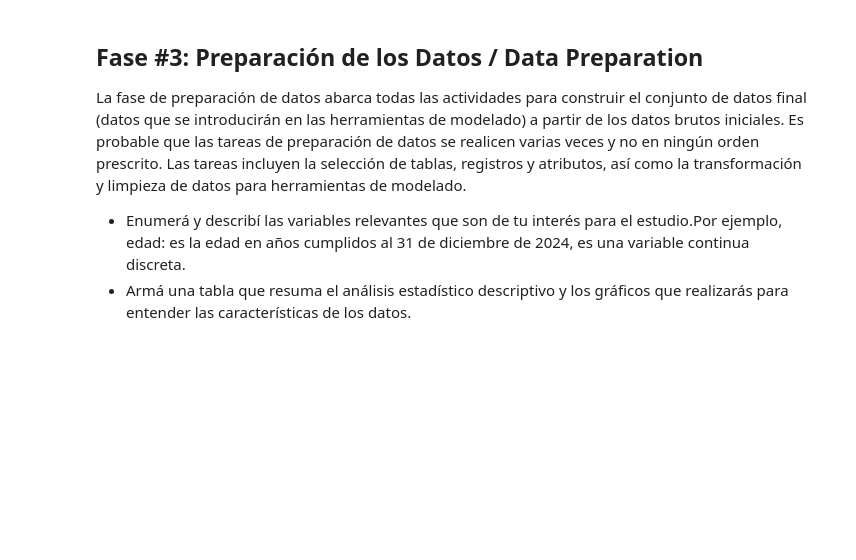
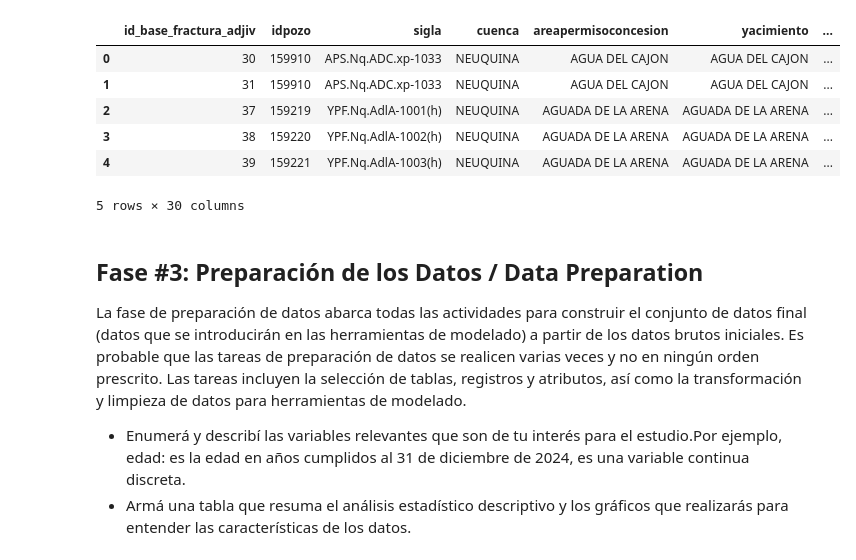
Before and after one commit to 1Claure/Ingenieria_De_Software, a Jupyter notebook: Fase_3.ipynb, the cells around one changed output. Saved outputs shown, nothing was run; the diff lists cells and outputs as text; code cells hidden in the pictures; blank space fills up the shorter version.

Commit message:
Cargo el archivo. POR FAVOR RESPETAR EL NOMBRE DEL DF CUANDO TRABAJEMOS

```diff
--- a/Fase_3.ipynb
+++ b/Fase_3.ipynb
@@ -1,3 +3,18 @@
+# %%
+# @title Cargar datos
+# Cargar el archivo CSV descargado en un DataFrame de pandas
+df_datos_energia = pd.read_csv("datos_energia.csv")
+
+# Visualizar las primeras filas del DataFrame
+df_datos_energia.head()
+# %% [output]
+|  | id_base_fractura_adjiv | idpozo | sigla | cuenca | areapermisoconcesion | yacimiento | ... |
+| 0 | 30 | 159910 | APS.Nq.ADC.xp-1033 | NEUQUINA | AGUA DEL CAJON | AGUA DEL CAJON | ... |
+| 1 | 31 | 159910 | APS.Nq.ADC.xp-1033 | NEUQUINA | AGUA DEL CAJON | AGUA DEL CAJON | ... |
+| 2 | 37 | 159219 | YPF.Nq.AdlA-1001(h) | NEUQUINA | AGUADA DE LA ARENA | AGUADA DE LA ARENA | ... |
+| 3 | 38 | 159220 | YPF.Nq.AdlA-1002(h) | NEUQUINA | AGUADA DE LA ARENA | AGUADA DE LA ARENA | ... |
+| 4 | 39 | 159221 | YPF.Nq.AdlA-1003(h) | NEUQUINA | AGUADA DE LA ARENA | AGUADA DE LA ARENA | ... |
+5 rows × 30 columns
 # %% [markdown]
 ## Fase #3: Preparación de los Datos / Data Preparation
 La fase de preparación de datos abarca todas las actividades para construir el conjunto de datos final (datos que se introducirán en las herramientas de modelado) a partir de los datos brutos iniciales. Es probable que las tareas de preparación de datos se realicen varias veces y no en ningún orden prescrito. Las tareas incluyen la selección de tablas, registros y atributos, así como la transformación y limpieza de datos para herramientas de modelado.
```
Also changed, not shown: parts of 1 cell of this notebook.
